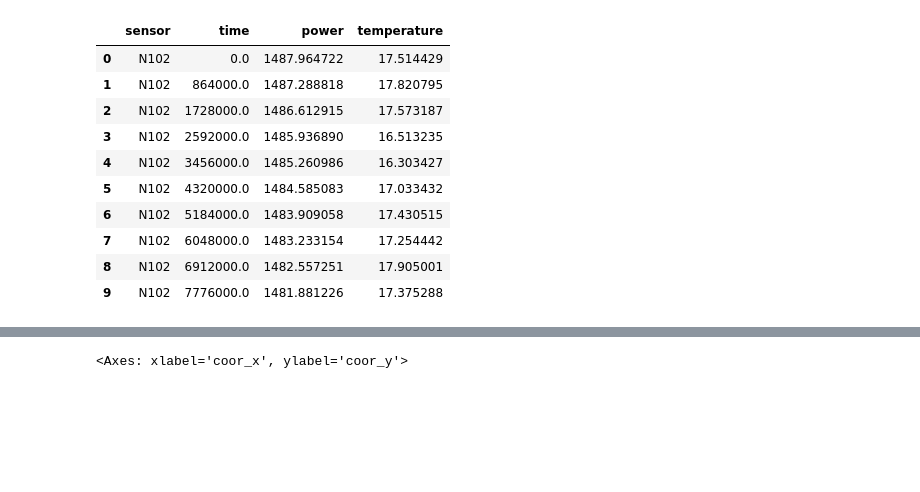
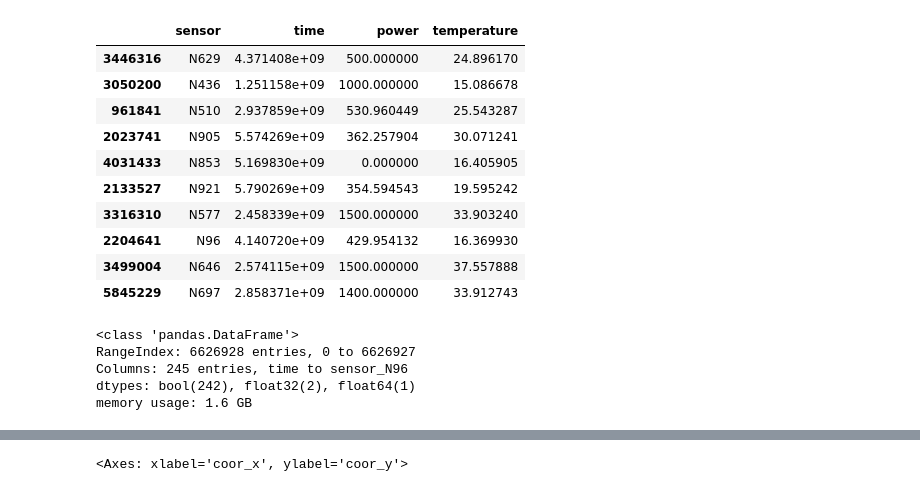
Before and after one commit to alicebeast/FinalProject_ML, a Jupyter notebook: projetdeAliceBG.ipynb, the cells around one changed output, grey strips where cells are left out. Saved outputs shown, nothing was run; the diff lists cells and outputs as text; code cells hidden in the pictures; blank space fills up the shorter version.

```diff
--- a/projetdeAliceBG.ipynb
+++ b/projetdeAliceBG.ipynb
@@ -13,17 +13,3 @@ sensors_path = path + r"\data\sensors.parquet"
 train = pd.read_parquet(train_path)
 test = pd.read_parquet(test_path)
 sensors = pd.read_parquet(sensors_path)
-
-train.head(10)
-# %% [output]
-|  | sensor | time | power | temperature |
-| 0 | N102 | 0.0 | 1487.964722 | 17.514429 |
-| 1 | N102 | 864000.0 | 1487.288818 | 17.820795 |
-| 2 | N102 | 1728000.0 | 1486.612915 | 17.573187 |
-| 3 | N102 | 2592000.0 | 1485.936890 | 16.513235 |
-| 4 | N102 | 3456000.0 | 1485.260986 | 16.303427 |
-| 5 | N102 | 4320000.0 | 1484.585083 | 17.033432 |
-| 6 | N102 | 5184000.0 | 1483.909058 | 17.430515 |
-| 7 | N102 | 6048000.0 | 1483.233154 | 17.254442 |
-| 8 | N102 | 6912000.0 | 1482.557251 | 17.905001 |
-| 9 | N102 | 7776000.0 | 1481.881226 | 17.375288 |
@@ -29,0 +18,22 @@ train.head(10)
+# %%
+train.sample(10)
+# %% [output]
+|  | sensor | time | power | temperature |
+| 3446316 | N629 | 4.371408e+09 | 500.000000 | 24.896170 |
+| 3050200 | N436 | 1.251158e+09 | 1000.000000 | 15.086678 |
+| 961841 | N510 | 2.937859e+09 | 530.960449 | 25.543287 |
+| 2023741 | N905 | 5.574269e+09 | 362.257904 | 30.071241 |
+| 4031433 | N853 | 5.169830e+09 | 0.000000 | 16.405905 |
+| 2133527 | N921 | 5.790269e+09 | 354.594543 | 19.595242 |
+| 3316310 | N577 | 2.458339e+09 | 1500.000000 | 33.903240 |
+| 2204641 | N96 | 4.140720e+09 | 429.954132 | 16.369930 |
+| 3499004 | N646 | 2.574115e+09 | 1500.000000 | 37.557888 |
+| 5845229 | N697 | 2.858371e+09 | 1400.000000 | 33.912743 |
+# %%
+train.info()
+# %% [output]
+<class 'pandas.DataFrame'>
+RangeIndex: 6626928 entries, 0 to 6626927
+Columns: 245 entries, time to sensor_N96
+dtypes: bool(242), float32(2), float64(1)
+memory usage: 1.6 GB
```
Also changed, not shown: parts of 8 cells of this notebook, 2 other files.
